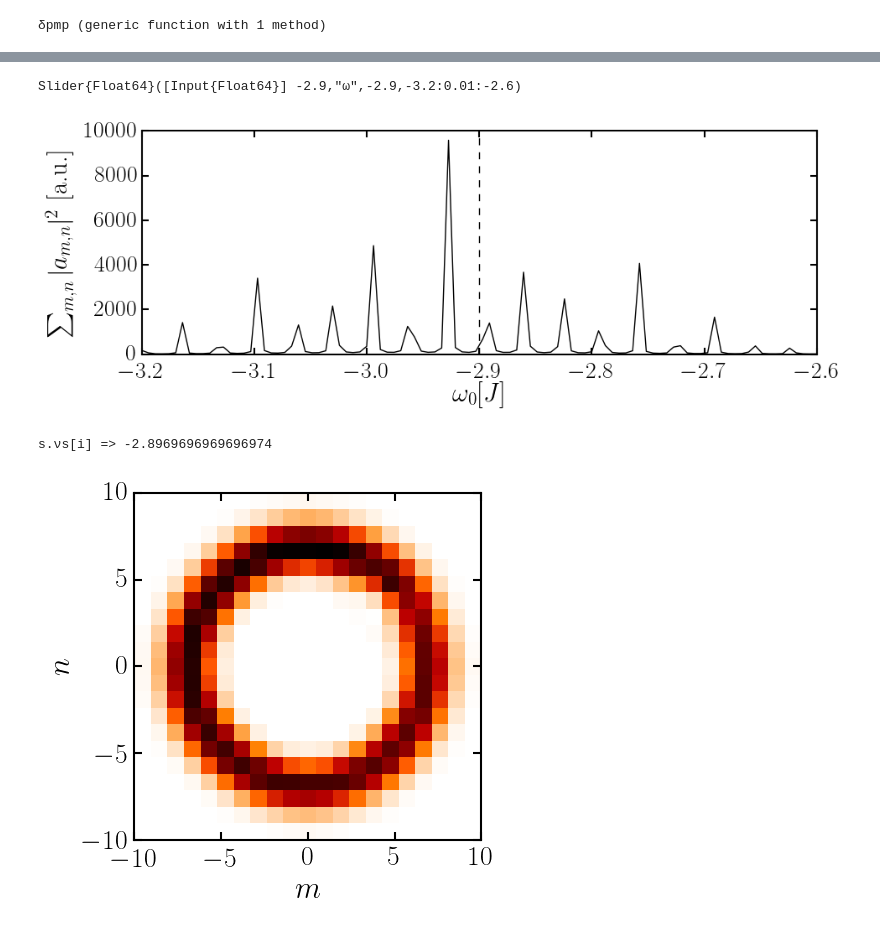
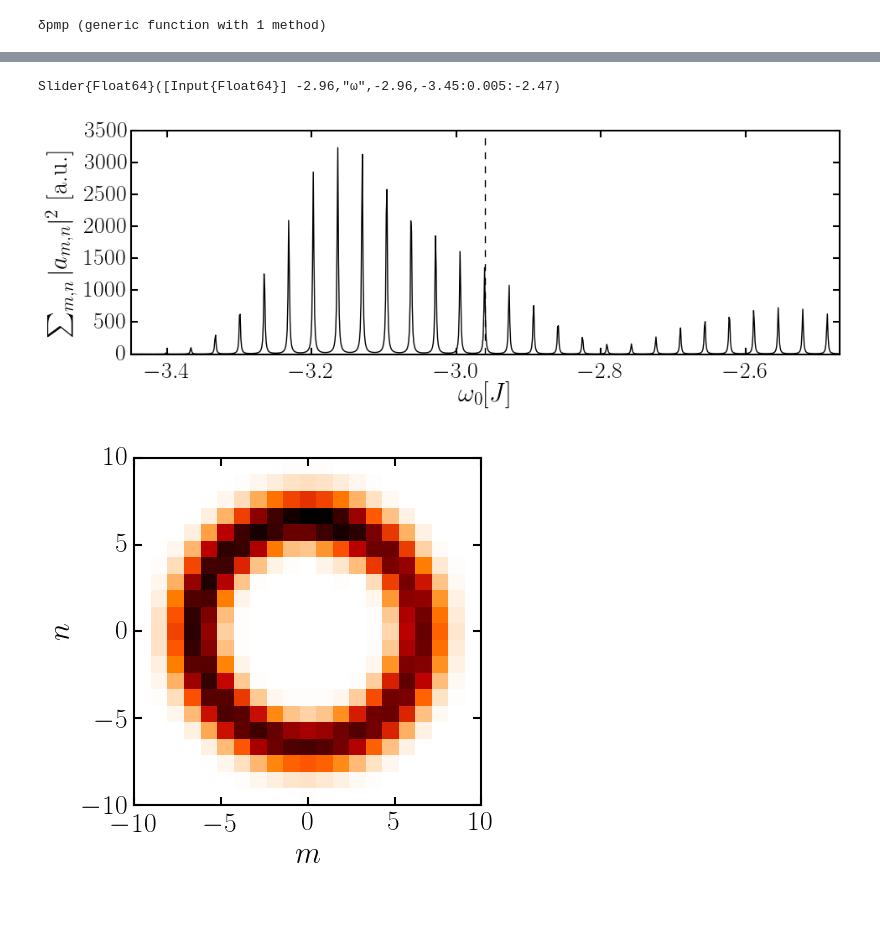
Before and after one commit to berceanu/topo-photon, a Jupyter notebook: anc/exploratory.ipynb, the cells around one changed output, grey strips where cells are left out. Drawn from its saved outputs; the diff is of its cells as text; code cells hidden in the pictures.

```diff
--- a/anc/exploratory.ipynb
+++ b/anc/exploratory.ipynb
@@ -36,7 +65,7 @@ sp = BP.Spectrum(ν,P);
 # %%
-sω = slider(ν[1]:0.01:ν[end], label="ω")
+sω = slider(ν[1]:0.005:ν[end], label="ω")
 # %% [output]
-Slider{Float64}([Input{Float64}] -2.9,"ω",-2.9,-3.2:0.01:-2.6)
+Slider{Float64}([Input{Float64}] -2.96,"ω",-2.96,-3.45:0.005:-2.47)
 # %%
 #plot spectrum
 f1, ax1 = plt.subplots(figsize=(10, 4))
@@ -49,4 +78,4 @@ lift(ω -> withfig(()->begin
     ax1[:set_ylabel](L"$\sum_{m,n} |a_{m,n}|^2$ [a.u.]")
     end,f1,clear=false), sω)
 # %% [output]
-[figure, old version]
+[figure, new version]
@@ -61,17 +82,16 @@ const en = findin(xm, edge)[1];
 # %%
 #plot w.f. in real space
 f2, ax2 = plt.subplots(figsize=(5, 5))
 lift(ω -> withfig(()->begin
     ax2[:cla]()
-    ax2[:imshow](abs2(reshape(BP.getstate(sp, ω).ψ, sp.N,sp.N))[st:en,st:en],
+    im2 = ax2[:imshow](abs2(reshape(BP.getstate(sp, ω).ψ, sp.N,sp.N))[st:en,st:en],
                      origin="upper", ColorMap("gist_heat_r"), interpolation="none",
                      extent=[-edge, edge, -edge, edge])
     ax2[:set_xlabel](L"$m$")
     ax2[:set_ylabel](L"$n$")
     end,f2,clear=false), sω)
 # %% [output]
-s.νs[i] => -2.8969696969696974
-[figure, old version]
+[figure, new version]
 # %%
 ## k = linspace(-π, π, 200)
 ## Xk = myfft2(X, k,k)
```
Also changed, not shown: parts of 8 cells of this notebook, 3 other files.
